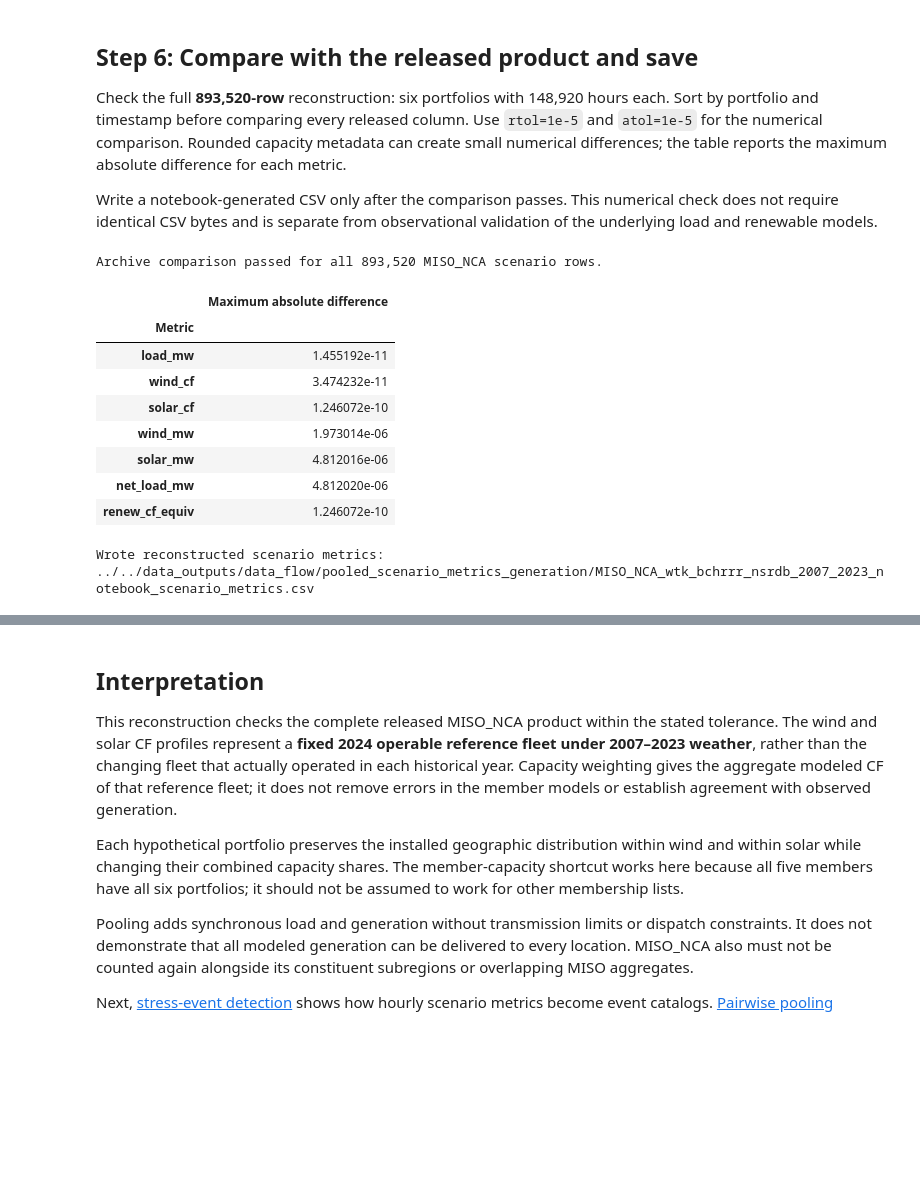
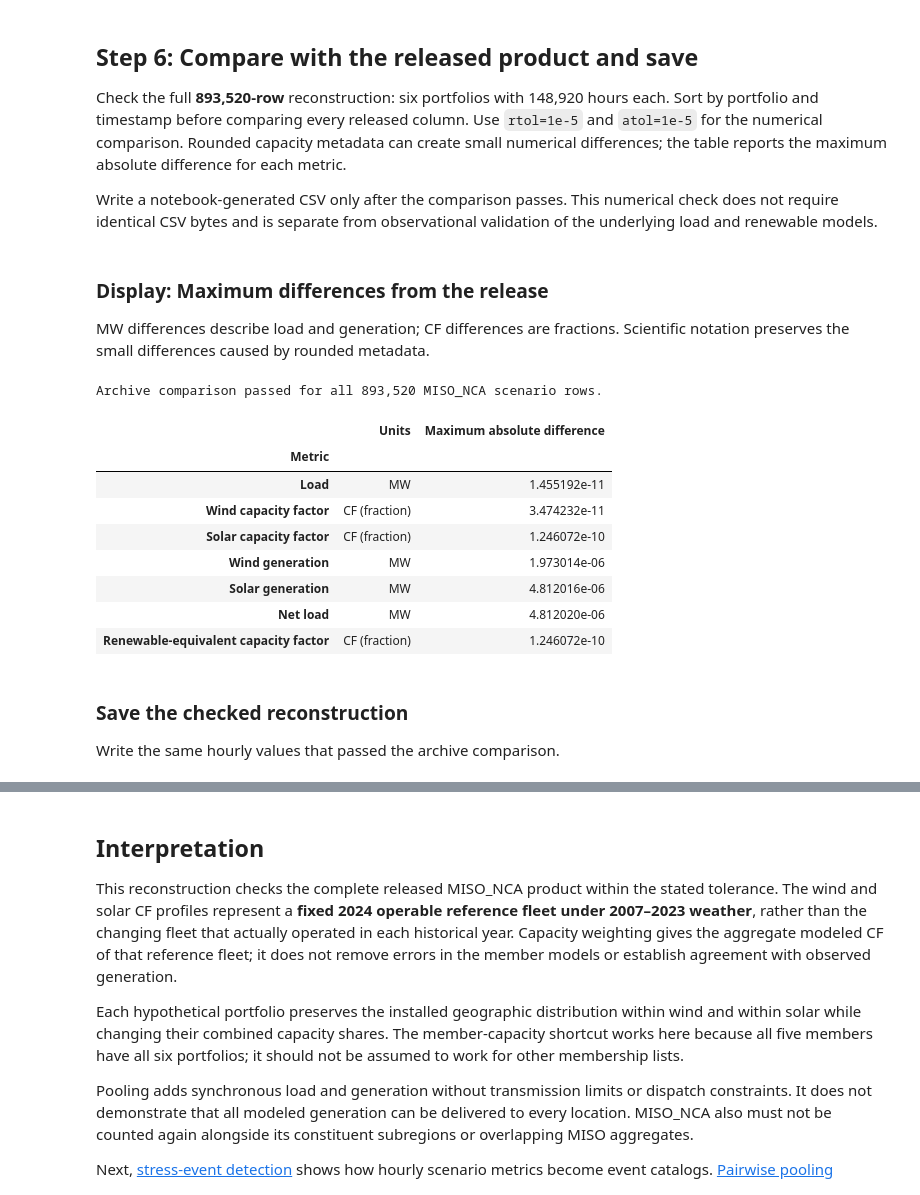
Before and after one commit to charliephillips4201/wxdata-notebooks, a Jupyter notebook: notebooks/data_flow/pooled_scenario_metrics_generation.ipynb, the cells around one changed output, grey strips where cells are left out. Saved outputs shown, nothing was run; the diff lists cells and outputs as text; code cells hidden in the pictures; blank space fills up the shorter version.

```diff
--- a/notebooks/data_flow/pooled_scenario_metrics_generation.ipynb
+++ b/notebooks/data_flow/pooled_scenario_metrics_generation.ipynb
@@ -377,32 +402,58 @@ assert notebook_scenarios.groupby("scenario").size().eq(148_920).all()
 archive_path = DATA_DIR / "pooled_scenario_metrics" / f"{POOL_CODE}_{DATASET}_scenario_metrics.csv"
 archive = pd.read_csv(archive_path, parse_dates=["time_utc"])
 sort_columns = ["scenario", "time_utc"]
-actual = notebook_scenarios.sort_values(sort_columns).reset_index(drop=True)
-expected = archive.sort_values(sort_columns).reset_index(drop=True)
-pd.testing.assert_frame_equal(actual, expected, check_dtype=False, rtol=1e-5, atol=1e-5)
+reconstructed_sorted = notebook_scenarios.sort_values(sort_columns).reset_index(drop=True)
+released_sorted = archive.sort_values(sort_columns).reset_index(drop=True)
+pd.testing.assert_frame_equal(
+    reconstructed_sorted, released_sorted, check_dtype=False, rtol=1e-5, atol=1e-5
+)
 
 metric_columns = SCENARIO_METRIC_COLUMNS[2:]
-metric_differences = actual[metric_columns] - expected[metric_columns]
+metric_differences = reconstructed_sorted[metric_columns] - released_sorted[metric_columns]
 absolute_differences = metric_differences.abs()
 max_abs_diff = absolute_differences.max()
-comparison = max_abs_diff.rename("Maximum absolute difference").to_frame()
-comparison = comparison.rename_axis("Metric")
-print(f"Archive comparison passed for all {len(actual):,} {POOL_CODE} scenario rows.")
-display(comparison.style.format("{:.6e}"))
-
-OUTPUT_DIR.mkdir(parents=True, exist_ok=True)
-output_csv = OUTPUT_DIR / f"{POOL_CODE}_{DATASET}_notebook_scenario_metrics.csv"
-notebook_scenarios.to_csv(output_csv, index=False, date_format="%Y-%m-%dT%H:%M:%SZ")
-print(f"Wrote reconstructed scenario metrics: {output_csv.as_posix()}")
-# %% [output]
-Archive comparison passed for all 893,520 MISO_NCA scenario rows.
-|  | Maximum absolute difference |
-| Metric |  |
-| load_mw | 1.455192e-11 |
-| wind_cf | 3.474232e-11 |
-| solar_cf | 1.246072e-10 |
-| wind_mw | 1.973014e-06 |
-| solar_mw | 4.812016e-06 |
-| net_load_mw | 4.812020e-06 |
-| renew_cf_equiv | 1.246072e-10 |
-Wrote reconstructed scenario metrics: ../../data_outputs/data_flow/pooled_scenario_metrics_generation/MISO_NCA_wtk_bchrrr_nsrdb_2007_2023_notebook_scenario_metrics.csv
+# %% [markdown]
+### Display: Maximum differences from the release
+
+MW differences describe load and generation; CF differences are fractions.
+Scientific notation preserves the small differences caused by rounded metadata.
+# %%
+metric_labels = {
+    "load_mw": "Load",
+    "wind_cf": "Wind capacity factor",
+    "solar_cf": "Solar capacity factor",
+    "wind_mw": "Wind generation",
+    "solar_mw": "Solar generation",
+    "net_load_mw": "Net load",
+    "renew_cf_equiv": "Renewable-equivalent capacity factor",
+}
+metric_units = {
+    "load_mw": "MW",
+    "wind_cf": "CF (fraction)",
+    "solar_cf": "CF (fraction)",
+    "wind_mw": "MW",
+    "solar_mw": "MW",
+    "net_load_mw": "MW",
+    "renew_cf_equiv": "CF (fraction)",
+}
+comparison = max_abs_diff.rename("Maximum absolute difference").to_frame()
+comparison["Units"] = comparison.index.map(metric_units)
+comparison = comparison.rename(index=metric_labels).rename_axis("Metric")
+comparison = comparison[["Units", "Maximum absolute difference"]]
+print(f"Archive comparison passed for all {len(reconstructed_sorted):,} {POOL_CODE} scenario rows.")
+display(comparison.style.format({"Maximum absolute difference": "{:.6e}"}))
+# %% [output]
+Archive comparison passed for all 893,520 MISO_NCA scenario rows.
+|  | Units | Maximum absolute difference |
+| Metric |  |  |
+| Load | MW | 1.455192e-11 |
+| Wind capacity factor | CF (fraction) | 3.474232e-11 |
+| Solar capacity factor | CF (fraction) | 1.246072e-10 |
+| Wind generation | MW | 1.973014e-06 |
+| Solar generation | MW | 4.812016e-06 |
+| Net load | MW | 4.812020e-06 |
+| Renewable-equivalent capacity factor | CF (fraction) | 1.246072e-10 |
+# %% [markdown]
+### Save the checked reconstruction
+
+Write the same hourly values that passed the archive comparison.
```
Also changed, not shown: parts of 18 cells of this notebook.
